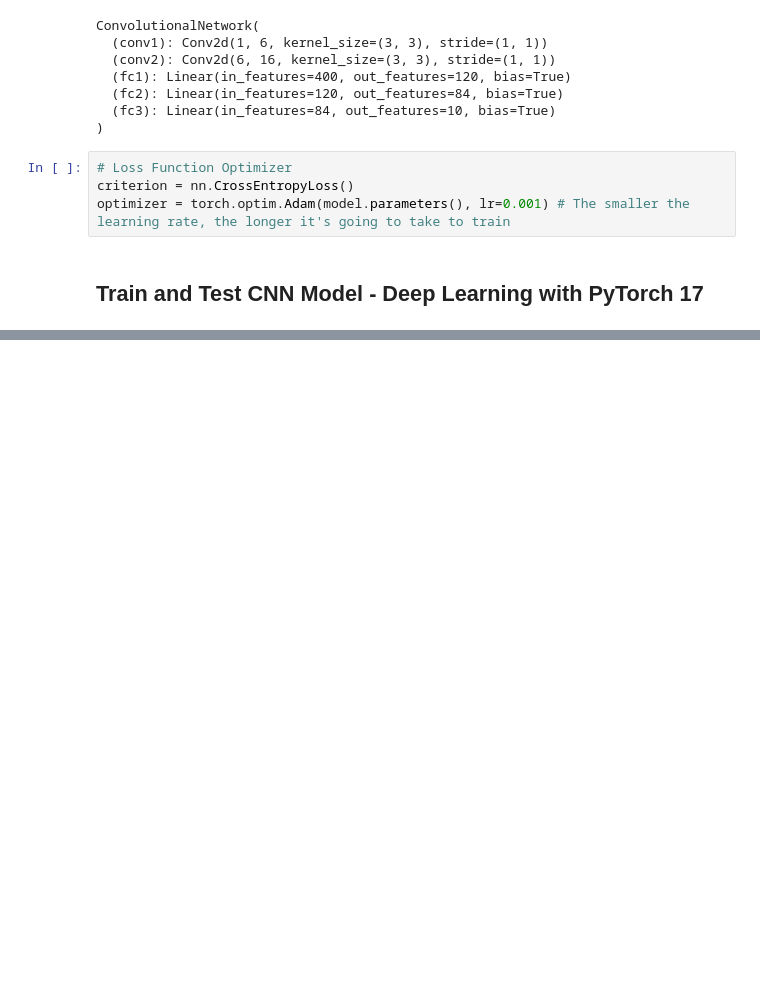
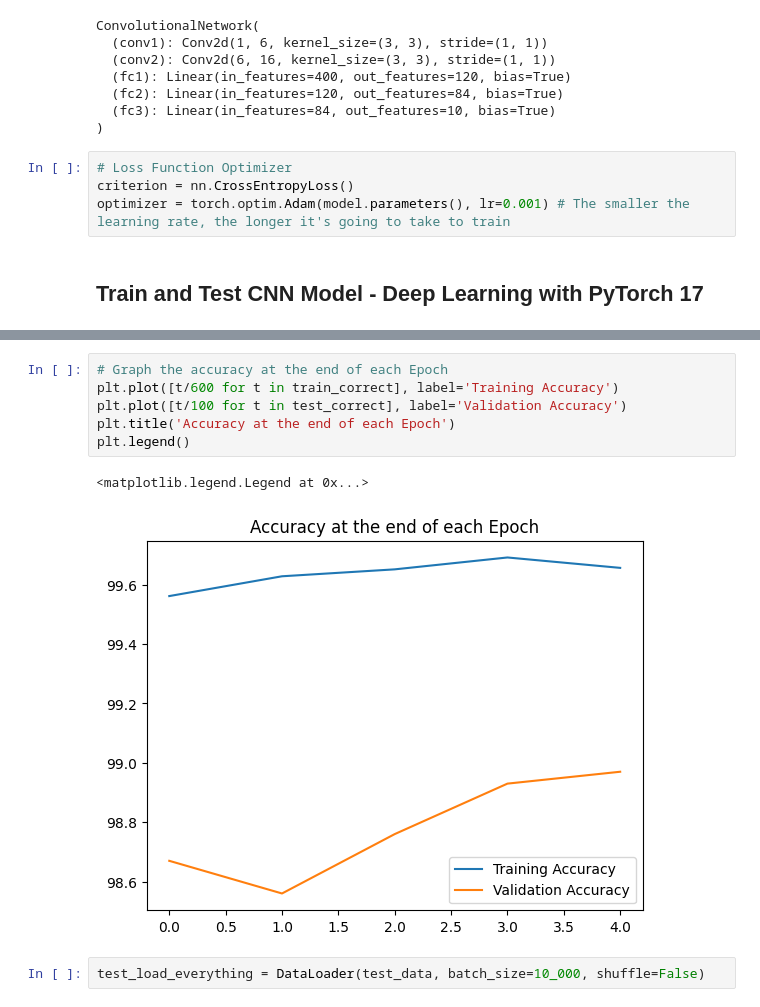
Before and after one commit to sorani-dev/deep_learning_pytorch-2023, a Jupyter notebook: CNN.ipynb, the cells around one changed output, grey strips where cells are left out. Drawn from its saved outputs; the diff is of its cells as text; blank space fills up the shorter version.

```diff
--- a/CNN.ipynb
+++ b/CNN.ipynb
@@ -419,0 +458,11 @@ Training Took: 4.140049517154694 minutes!
+# %%
+# Graph the accuracy at the end of each Epoch
+plt.plot([t/600 for t in train_correct], label='Training Accuracy')
+plt.plot([t/100 for t in test_correct], label='Validation Accuracy')
+plt.title('Accuracy at the end of each Epoch')
+plt.legend()
+# %% [output]
+<matplotlib.legend.Legend at 0x...>
+[figure, added]
+# %%
+test_load_everything = DataLoader(test_data, batch_size=10_000, shuffle=False)
```
Also changed, not shown: parts of 14 cells of this notebook, 5 other files.
